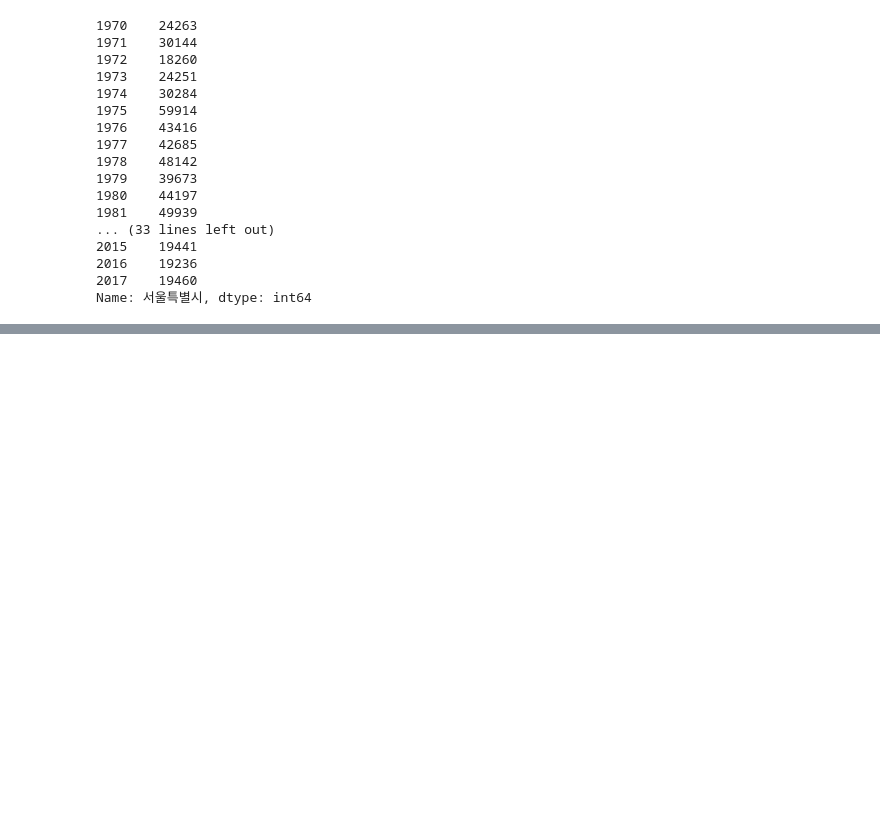
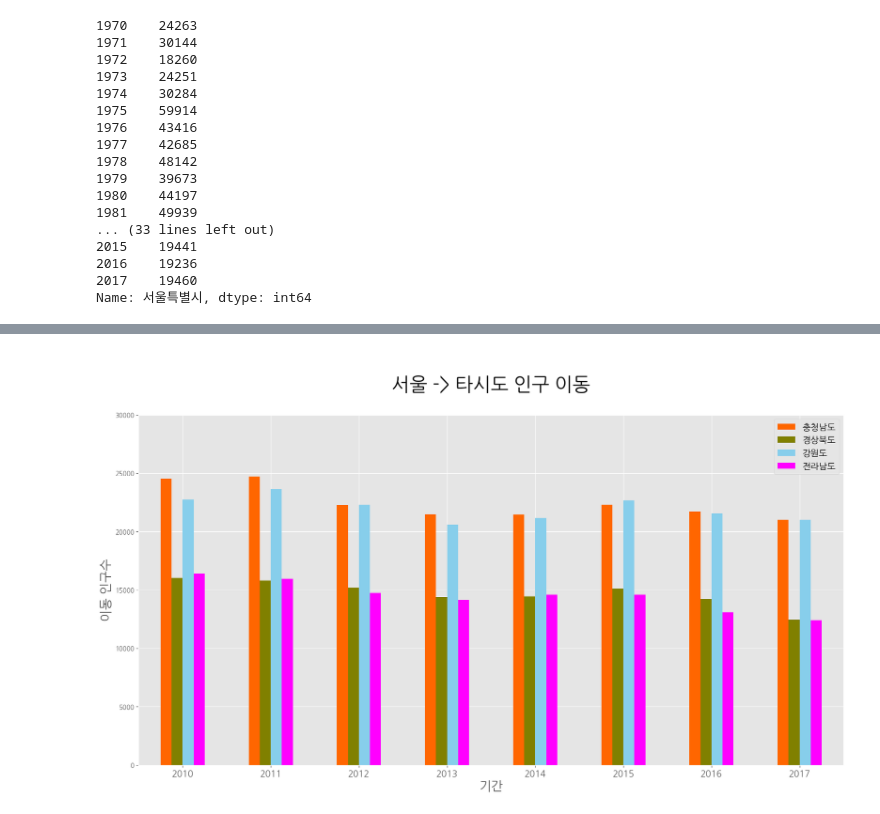
Before and after one commit to Hgracefield/dataAnalysis, a Jupyter notebook: Note/08.시각화도구.ipynb, the cells around one changed output, grey strips where cells are left out. Drawn from its saved outputs; the diff is of its cells as text; code cells hidden in the pictures; blank space fills up the shorter version.

```diff
--- a/Note/08.시각화도구.ipynb
+++ b/Note/08.시각화도구.ipynb
@@ -925,0 +973,5 @@ plt.show()
+# %%
+# 데이터 추출
+df_4 = df_seoul.loc[['충청남도', '경상북도', '강원도', '전라남도'], '2010':]
+df_4 = df_4.T
+df_4.head()
@@ -925,0 +985,20 @@ plt.show()
+# %%
+# x축은 index. x축이 연도별.
+plt.style.use('ggplot')
+
+# 막대 그래프 그리기 -> 판다스가 편함. 데코는 matplotlib
+df_4.plot(  # 데이터 먼저 나오면 pandas
+    kind = 'bar',
+    figsize = (20, 10),
+    color = ['#ff6600', 'olive', 'skyblue', 'magenta']
+)
+
+plt.title('\n서울 -> 타시도 인구 이동\n', size = 30)
+plt.xlabel('기간', size= 20)
+plt.ylabel('이동 인구수', size= 20)
+plt.ylim(0, 30000)
+plt.legend(loc = 'upper right', fontsize = 14)
+plt.xticks(rotation = 0, size=14)
+plt.show()
+# %% [output]
+[figure, added]
```
Also changed, not shown: parts of 12 cells of this notebook, 1 other file.
